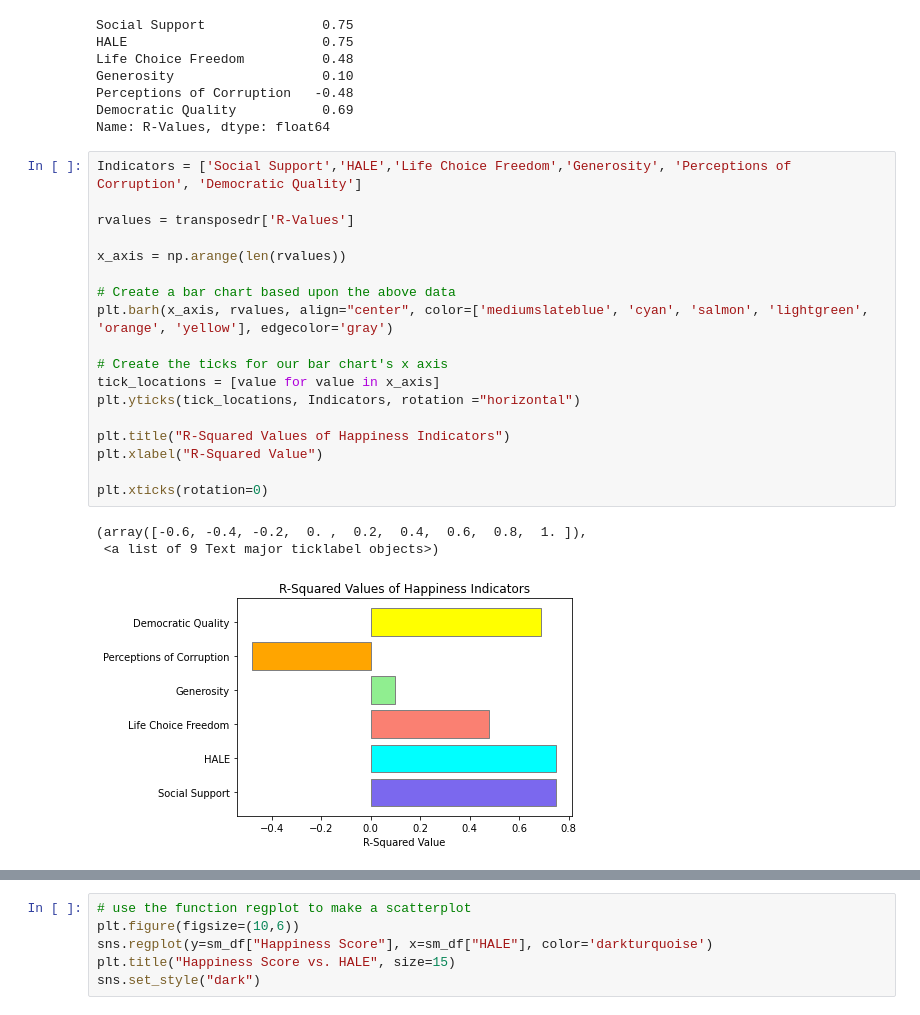
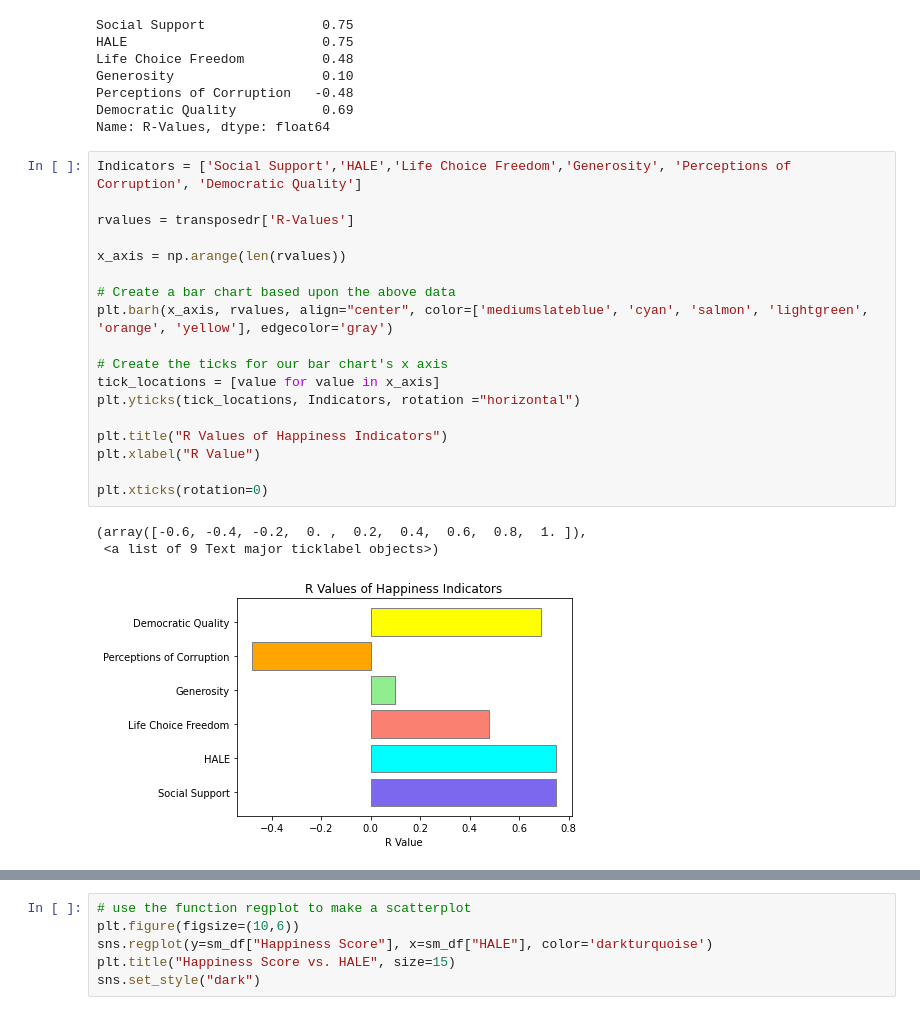
Before and after one commit to miheep8938/Veritas-Collective, a Jupyter notebook: Valdes-Wrangle.ipynb, the cells around one changed output, grey strips where cells are left out. Saved outputs shown, nothing was run; the diff lists cells and outputs as text.

```diff
--- a/Valdes-Wrangle.ipynb
+++ b/Valdes-Wrangle.ipynb
@@ -299,25 +299,25 @@ Name: R-Values, dtype: float64
 # %%
 Indicators = ['Social Support','HALE','Life Choice Freedom','Generosity', 'Perceptions of Corruption', 'Democratic Quality']
 
 rvalues = transposedr['R-Values']
 
 x_axis = np.arange(len(rvalues))
 
 # Create a bar chart based upon the above data
 plt.barh(x_axis, rvalues, align="center", color=['mediumslateblue', 'cyan', 'salmon', 'lightgreen', 'orange', 'yellow'], edgecolor='gray')
 
 # Create the ticks for our bar chart's x axis
 tick_locations = [value for value in x_axis]
 plt.yticks(tick_locations, Indicators, rotation ="horizontal")
 
-plt.title("R-Squared Values of Happiness Indicators")
-plt.xlabel("R-Squared Value")
+plt.title("R Values of Happiness Indicators")
+plt.xlabel("R Value")
 
 plt.xticks(rotation=0)
 # %% [output]
 (array([-0.6, -0.4, -0.2,  0. ,  0.2,  0.4,  0.6,  0.8,  1. ]),
  <a list of 9 Text major ticklabel objects>)
-[figure, old version]
+[figure, new version]
 # %%
 # use the function regplot to make a scatterplot
 plt.figure(figsize=(10,6))
```
Also changed, not shown: parts of 10 cells of this notebook, 1 other file.
